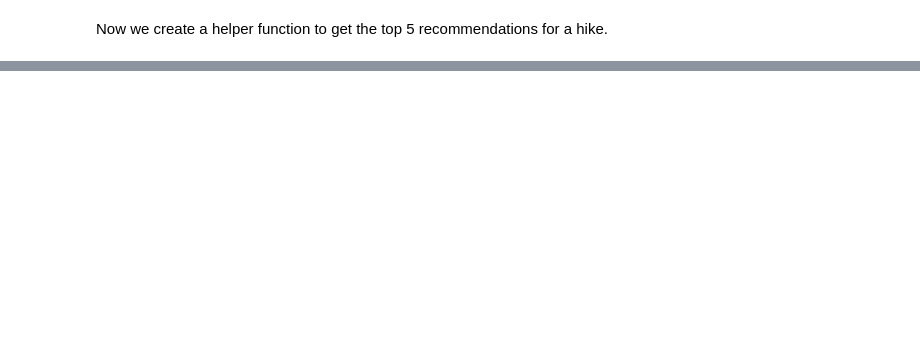
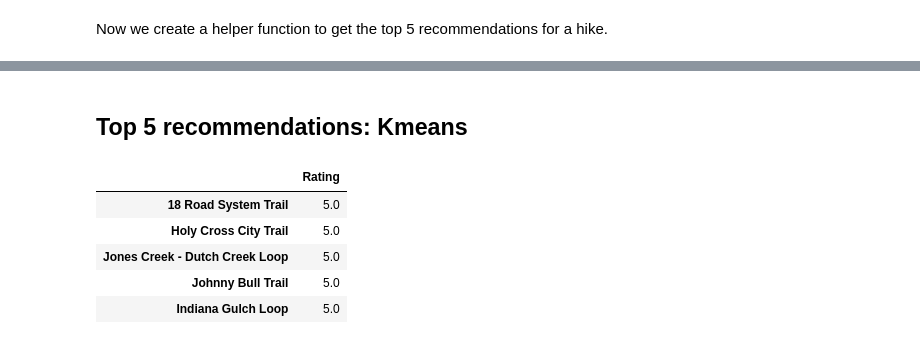
Before and after one commit to helenabarmer/machine_learning_intro, a Jupyter notebook: Clustering/clustering.ipynb, the cells around one changed output, grey strips where cells are left out. Cells and saved outputs as stored; diff of their text form; code cells hidden in the pictures; blank space fills up the shorter version.

```diff
--- a/Clustering/clustering.ipynb
+++ b/Clustering/clustering.ipynb
@@ -391,2 +432,11 @@ def recommendations(user_id):
+# %% [markdown]
+## Top 5 recommendations: Kmeans
 # %%
-recommendations(544)
+recommendations_kmeans(544)
+# %% [output]
+|  | Rating |
+| 18 Road System Trail | 5.0 |
+| Holy Cross City Trail | 5.0 |
+| Jones Creek - Dutch Creek Loop | 5.0 |
+| Johnny Bull Trail | 5.0 |
+| Indiana Gulch Loop | 5.0 |
```
Also changed, not shown: parts of 12 cells of this notebook.
